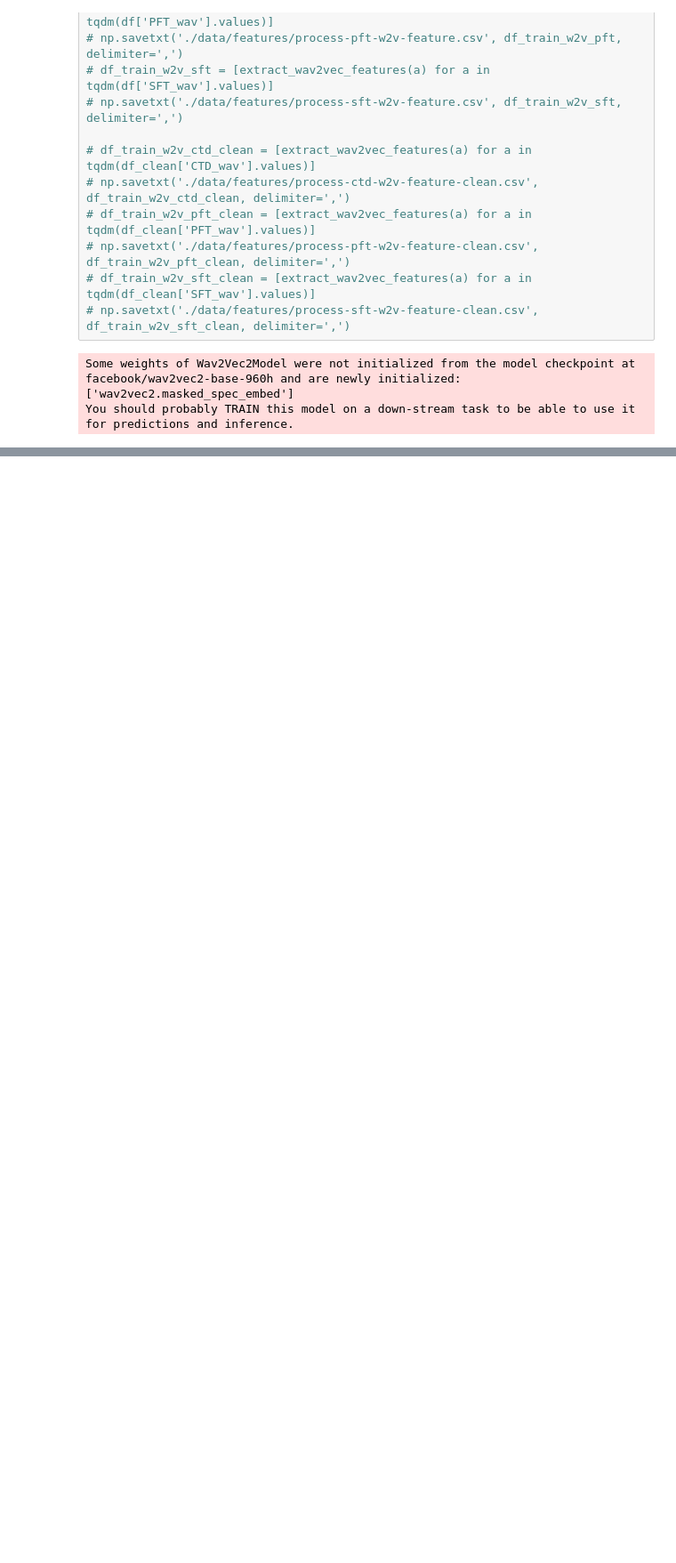
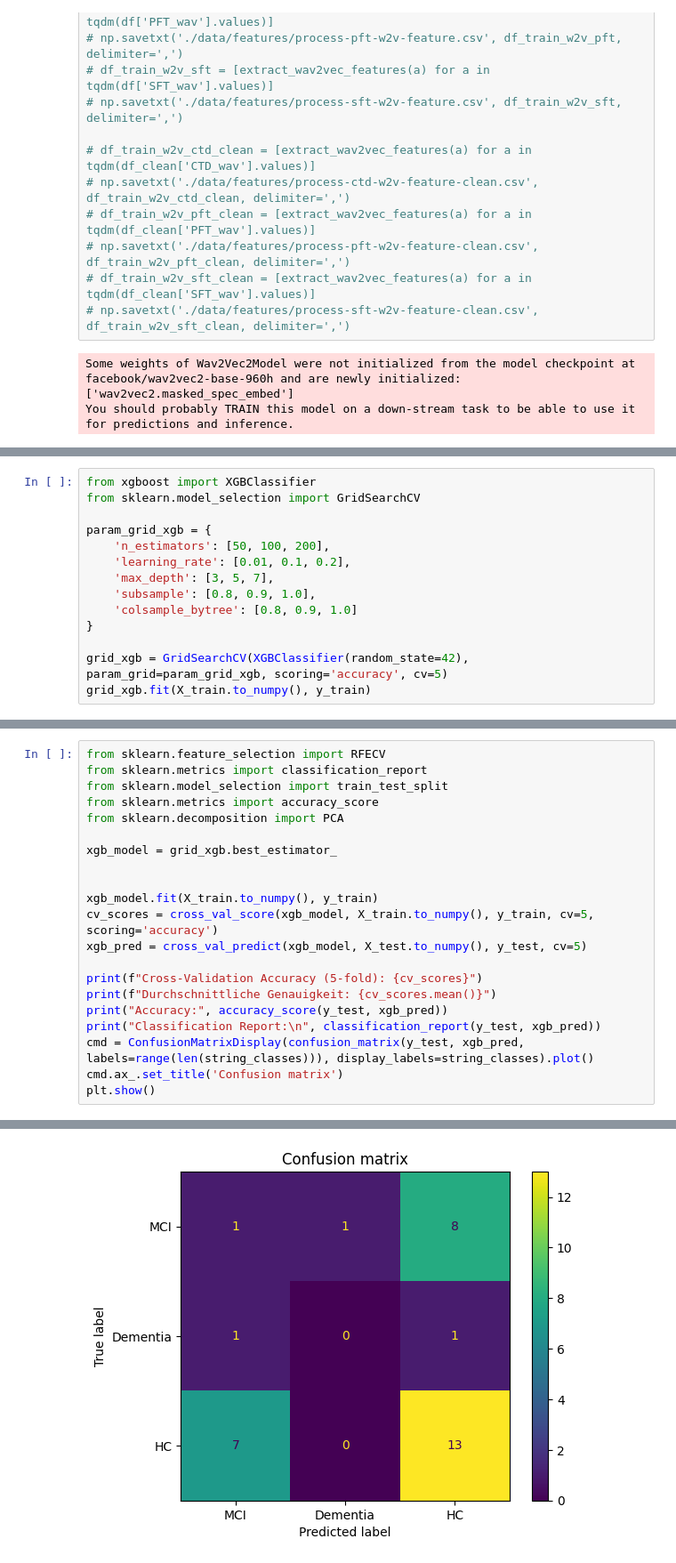
Before and after one commit to SStteeffii/RAD-C, a Jupyter notebook: test_ck.ipynb, the cells around one changed output, grey strips where cells are left out. Shown at 89% size. Saved outputs shown, nothing was run; the diff lists cells and outputs as text; blank space fills up the shorter version.

```diff
--- a/test_ck.ipynb
+++ b/test_ck.ipynb
@@ -287,0 +231,14 @@ weighted avg       0.39      0.62      0.48        32
+# %%
+from xgboost import XGBClassifier
+from sklearn.model_selection import GridSearchCV
+
+param_grid_xgb = {
+    'n_estimators': [50, 100, 200],
+    'learning_rate': [0.01, 0.1, 0.2],
+    'max_depth': [3, 5, 7],
+    'subsample': [0.8, 0.9, 1.0],
+    'colsample_bytree': [0.8, 0.9, 1.0]
+}
+
+grid_xgb = GridSearchCV(XGBClassifier(random_state=42), param_grid=param_grid_xgb, scoring='accuracy', cv=5)
+grid_xgb.fit(X_train.to_numpy(), y_train)
@@ -287,0 +263,22 @@ weighted avg       0.39      0.62      0.48        32
+# %%
+from sklearn.feature_selection import RFECV
+from sklearn.metrics import classification_report
+from sklearn.model_selection import train_test_split
+from sklearn.metrics import accuracy_score
+from sklearn.decomposition import PCA
+
+xgb_model = grid_xgb.best_estimator_
+
+
+xgb_model.fit(X_train.to_numpy(), y_train)
+cv_scores = cross_val_score(xgb_model, X_train.to_numpy(), y_train, cv=5, scoring='accuracy')
+xgb_pred = cross_val_predict(xgb_model, X_test.to_numpy(), y_test, cv=5)
+
+print(f"Cross-Validation Accuracy (5-fold): {cv_scores}")
+print(f"Durchschnittliche Genauigkeit: {cv_scores.mean()}")
+print("Accuracy:", accuracy_score(y_test, xgb_pred))
+print("Classification Report:\n", classification_report(y_test, xgb_pred))
+cmd = ConfusionMatrixDisplay(confusion_matrix(y_test, xgb_pred, labels=range(len(string_classes))), display_labels=string_classes).plot()
+cmd.ax_.set_title('Confusion matrix')
+plt.show()
+# %% [output]
@@ -287,0 +298 @@ weighted avg       0.39      0.62      0.48        32
+[figure, added]
```
Also changed, not shown: parts of 14 cells of this notebook, 1 other file.
